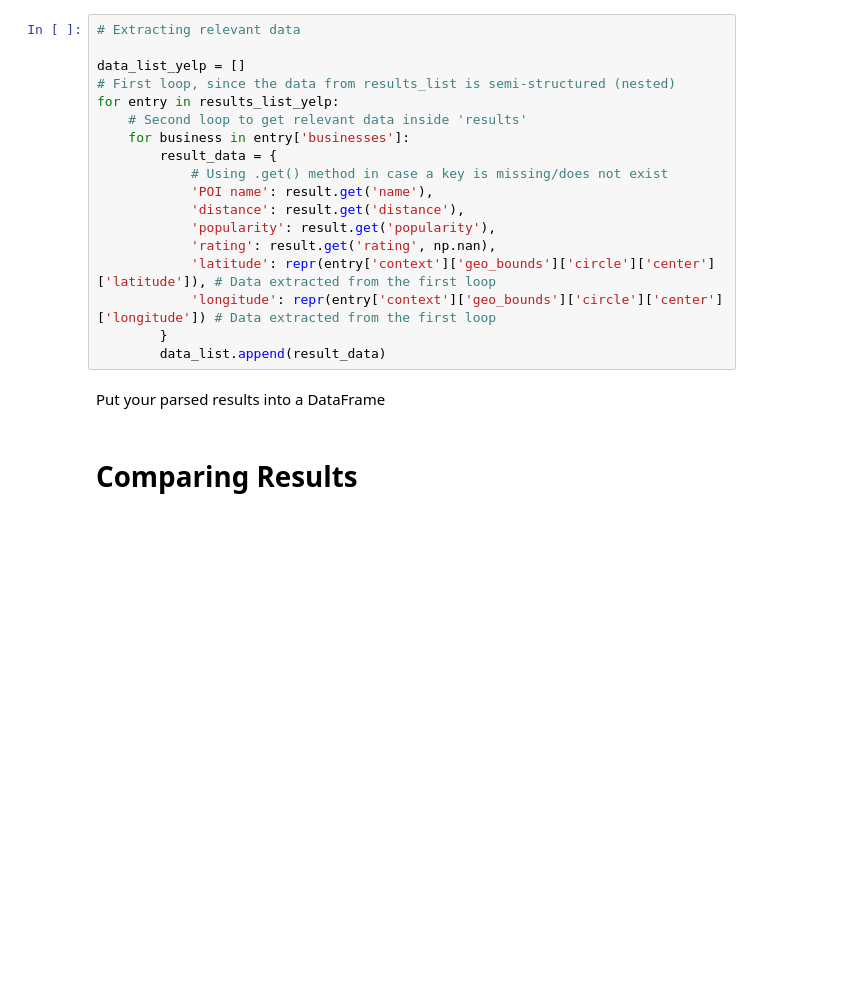
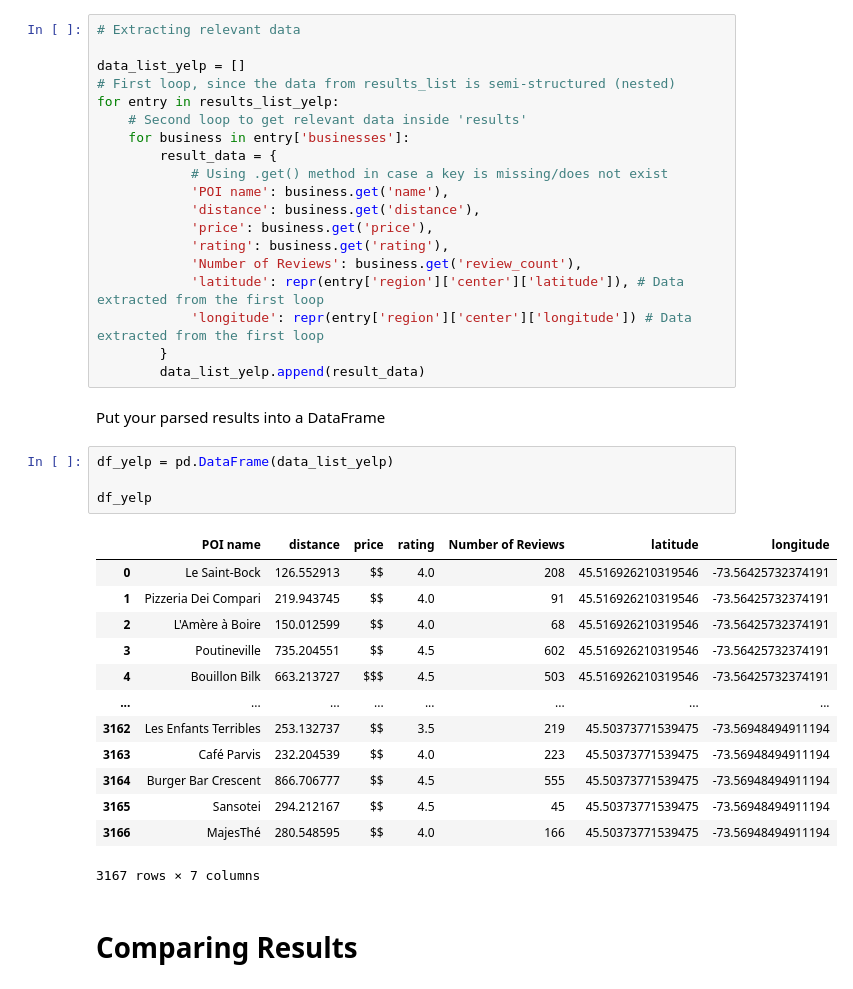
Before and after one commit to Mingie98/Statistical-Modelling-Project, a Jupyter notebook: notebooks/yelp_foursquare_EDA.ipynb, the cells around one changed output. Cells and saved outputs as stored; diff of their text form; blank space fills up the shorter version.

Commit message:
done with yelp_foursquare_EDA.ipynb notebook

```diff
--- a/notebooks/yelp_foursquare_EDA.ipynb
+++ b/notebooks/yelp_foursquare_EDA.ipynb
@@ -206,16 +206,35 @@ for entry in results_list_yelp:
     for business in entry['businesses']:
         result_data = {
             # Using .get() method in case a key is missing/does not exist
-            'POI name': result.get('name'),
-            'distance': result.get('distance'),
-            'popularity': result.get('popularity'),
-            'rating': result.get('rating', np.nan),
-            'latitude': repr(entry['context']['geo_bounds']['circle']['center']['latitude']), # Data extracted from the first loop
-            'longitude': repr(entry['context']['geo_bounds']['circle']['center']['longitude']) # Data extracted from the first loop
+            'POI name': business.get('name'),
+            'distance': business.get('distance'),
+            'price': business.get('price'),
+            'rating': business.get('rating'),
+            'Number of Reviews': business.get('review_count'),
+            'latitude': repr(entry['region']['center']['latitude']), # Data extracted from the first loop
+            'longitude': repr(entry['region']['center']['longitude']) # Data extracted from the first loop
         }
-        data_list.append(result_data)
+        data_list_yelp.append(result_data)
 # %% [markdown]
 Put your parsed results into a DataFrame
+# %%
+df_yelp = pd.DataFrame(data_list_yelp)
+
+df_yelp
+# %% [output]
+|  | POI name | distance | price | rating | Number of Reviews | latitude | longitude |
+| 0 | Le Saint-Bock | 126.552913 | $$ | 4.0 | 208 | 45.516926210319546 | -73.56425732374191 |
+| 1 | Pizzeria Dei Compari | 219.943745 | $$ | 4.0 | 91 | 45.516926210319546 | -73.56425732374191 |
+| 2 | L'Amère à Boire | 150.012599 | $$ | 4.0 | 68 | 45.516926210319546 | -73.56425732374191 |
+| 3 | Poutineville | 735.204551 | $$ | 4.5 | 602 | 45.516926210319546 | -73.56425732374191 |
+| 4 | Bouillon Bilk | 663.213727 | $$$ | 4.5 | 503 | 45.516926210319546 | -73.56425732374191 |
+| ... | ... | ... | ... | ... | ... | ... | ... |
+| 3162 | Les Enfants Terribles | 253.132737 | $$ | 3.5 | 219 | 45.50373771539475 | -73.56948494911194 |
+| 3163 | Café Parvis | 232.204539 | $$ | 4.0 | 223 | 45.50373771539475 | -73.56948494911194 |
+| 3164 | Burger Bar Crescent | 866.706777 | $$ | 4.5 | 555 | 45.50373771539475 | -73.56948494911194 |
+| 3165 | Sansotei | 294.212167 | $$ | 4.5 | 45 | 45.50373771539475 | -73.56948494911194 |
+| 3166 | MajesThé | 280.548595 | $$ | 4.0 | 166 | 45.50373771539475 | -73.56948494911194 |
+3167 rows × 7 columns
 # %% [markdown]
 # Comparing Results
 # %% [markdown]
```
Also changed, not shown: parts of 5 cells of this notebook.
